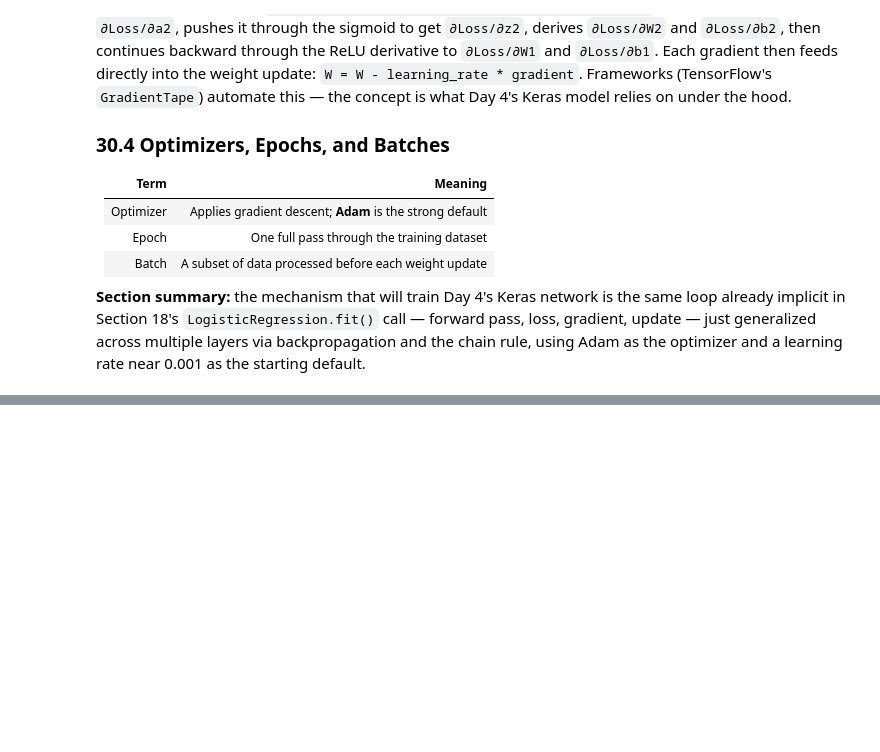
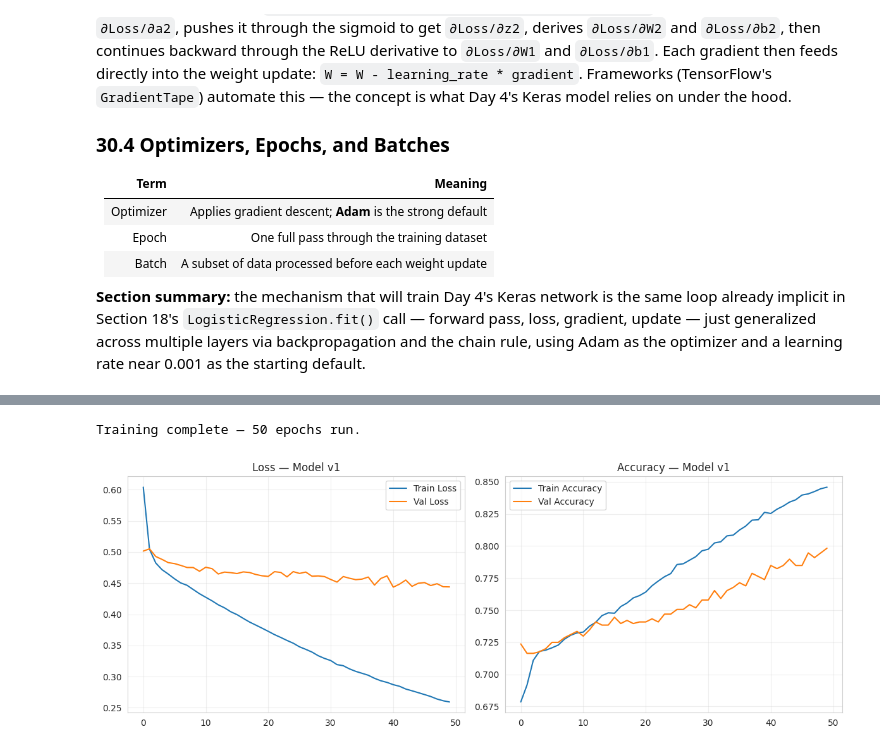
Before and after one commit to Roa04/AI_ML, a Jupyter notebook: project/stroke_prediction.ipynb, the cells around one changed output, grey strips where cells are left out. Saved outputs shown, nothing was run; the diff lists cells and outputs as text; code cells hidden in the pictures; blank space fills up the shorter version.

Commit message:
Week 6 — Day 4: Building & Training a Network in Keras

```diff
--- a/project/stroke_prediction.ipynb
+++ b/project/stroke_prediction.ipynb
@@ -1417,0 +1424,18 @@ starting default.
+# %%
+import tensorflow as tf
+from tensorflow.keras import Sequential
+from tensorflow.keras.layers import Dense, BatchNormalization, Dropout
+
+tf.random.set_seed(RANDOM_STATE)
+
+# Reuse the leak-free pipeline's preprocessor from Section 26.2
+X_train_nn, X_val_nn, y_train_nn, y_val_nn = train_test_split(
+    X_train_raw, y_train_raw, test_size=0.2, random_state=RANDOM_STATE, stratify=y_train_raw
+)
+
+X_train_nn_proc = preprocessor.fit_transform(X_train_nn)
+X_val_nn_proc = preprocessor.transform(X_val_nn)
+X_test_nn_proc = preprocessor.transform(X_test_raw)
+
+n_features = X_train_nn_proc.shape[1]
+print("Features after preprocessing:", n_features)
@@ -1417,0 +1450,31 @@ starting default.
+# %%
+neg, pos = np.bincount(y_train_nn)
+class_weight = {0: (1 / neg) * (len(y_train_nn) / 2.0), 1: (1 / pos) * (len(y_train_nn) / 2.0)}
+
+model_v1 = Sequential([
+    Dense(64, activation="relu", input_shape=(n_features,)),
+    Dense(32, activation="relu"),
+    Dense(1, activation="sigmoid"),
+])
+model_v1.compile(optimizer="adam", loss="binary_crossentropy", metrics=["accuracy"])
+
+history_v1 = model_v1.fit(
+    X_train_nn_proc, y_train_nn,
+    validation_data=(X_val_nn_proc, y_val_nn),
+    epochs=50, batch_size=32, class_weight=class_weight, verbose=0
+)
+print("Training complete —", len(history_v1.history["loss"]), "epochs run.")
+# %% [output]
+Training complete — 50 epochs run.
+# %%
+fig, axes = plt.subplots(1, 2, figsize=(12, 4.5))
+axes[0].plot(history_v1.history["loss"], label="Train Loss")
+axes[0].plot(history_v1.history["val_loss"], label="Val Loss")
+axes[0].set_title("Loss — Model v1"); axes[0].legend(); axes[0].grid(alpha=0.3)
+axes[1].plot(history_v1.history["accuracy"], label="Train Accuracy")
+axes[1].plot(history_v1.history["val_accuracy"], label="Val Accuracy")
+axes[1].set_title("Accuracy — Model v1"); axes[1].legend(); axes[1].grid(alpha=0.3)
+plt.tight_layout()
+plt.show()
+# %% [output]
+[figure, added]
```
Also changed, not shown: parts of 28 cells of this notebook, 4 other files.
